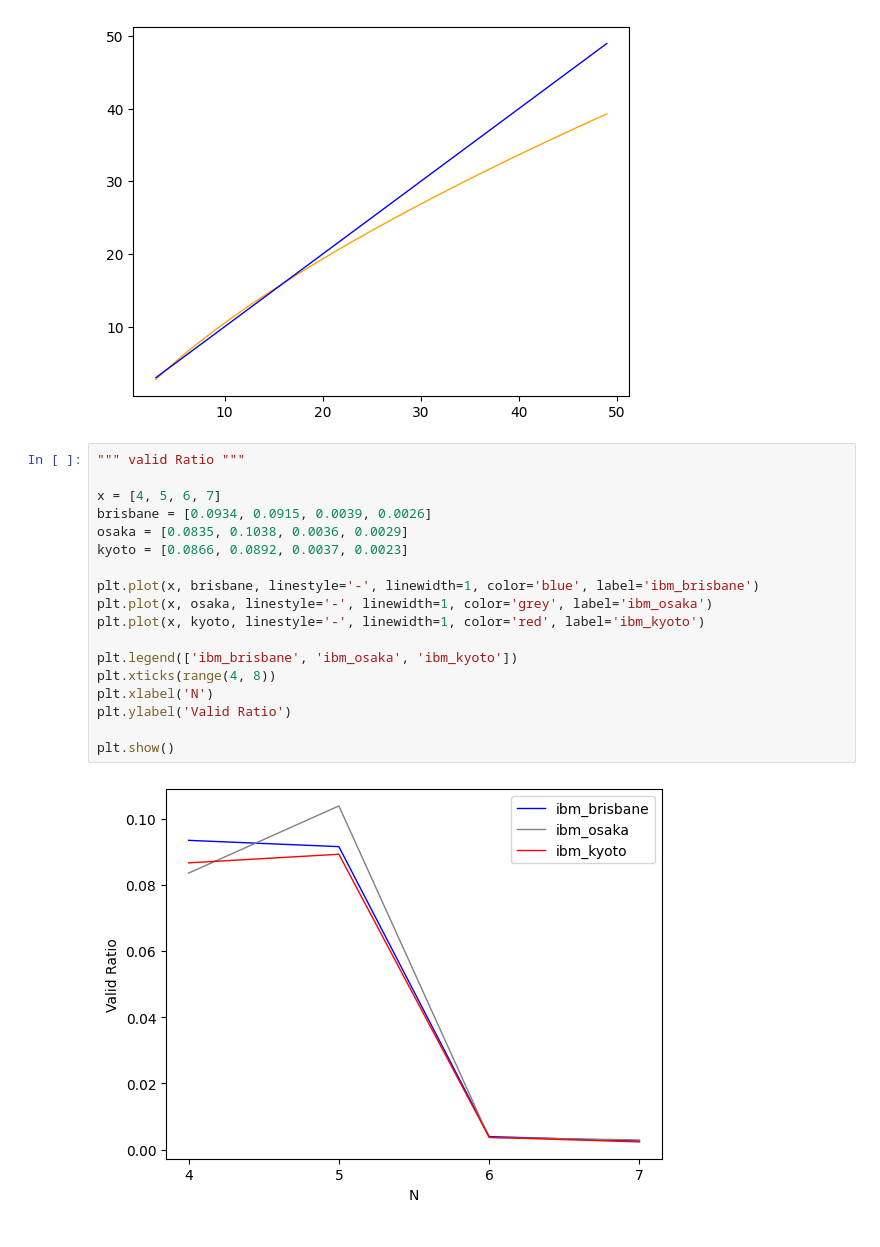
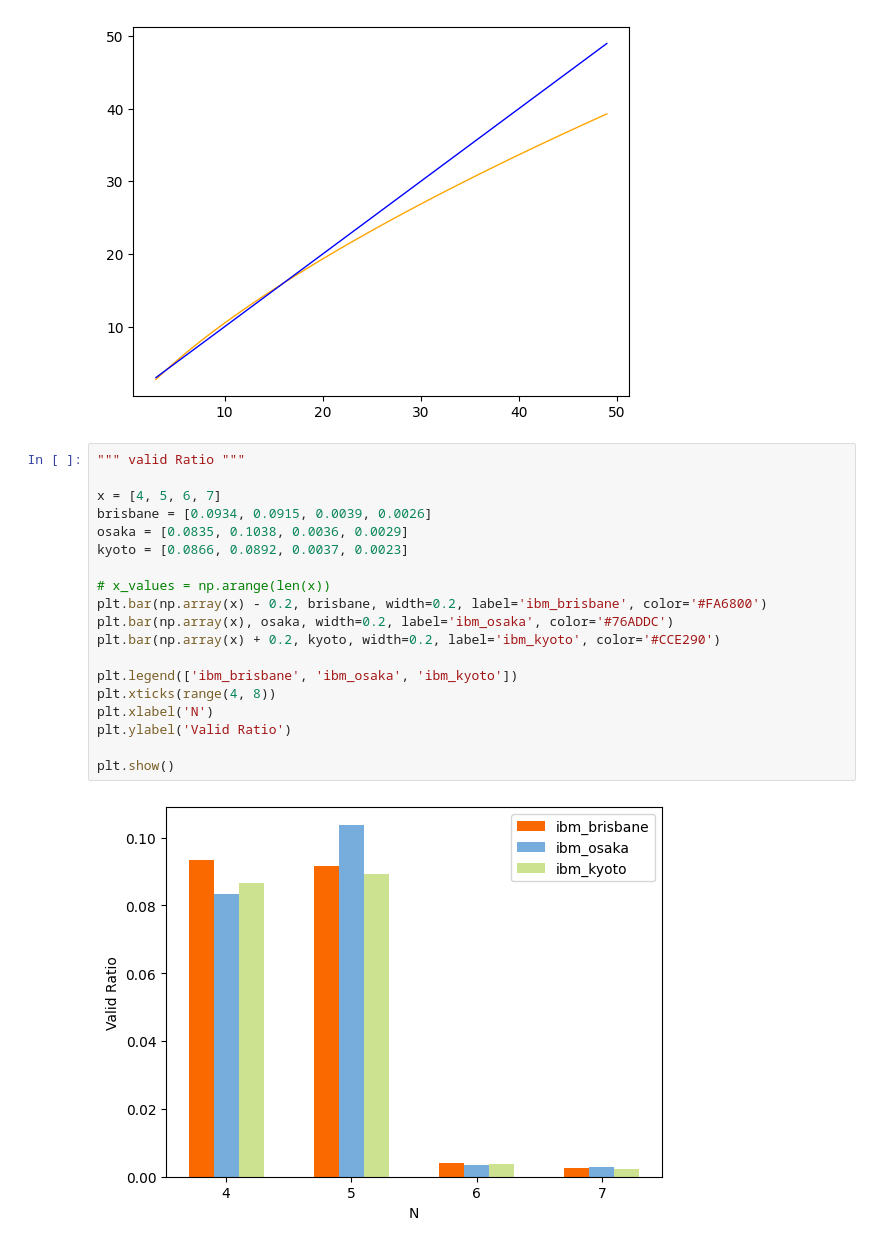
Before and after one commit to ragesi/TSP-Solution, a Jupyter notebook: demo/experiment-figure.ipynb, the cells around one changed output. Drawn from its saved outputs; the diff is of its cells as text.

```diff
--- a/demo/experiment-figure.ipynb
+++ b/demo/experiment-figure.ipynb
@@ -219,23 +219,24 @@ plt.show()
 # %%
 """ valid Ratio """
 
 x = [4, 5, 6, 7]
 brisbane = [0.0934, 0.0915, 0.0039, 0.0026]
 osaka = [0.0835, 0.1038, 0.0036, 0.0029]
 kyoto = [0.0866, 0.0892, 0.0037, 0.0023]
 
-plt.plot(x, brisbane, linestyle='-', linewidth=1, color='blue', label='ibm_brisbane')
-plt.plot(x, osaka, linestyle='-', linewidth=1, color='grey', label='ibm_osaka')
-plt.plot(x, kyoto, linestyle='-', linewidth=1, color='red', label='ibm_kyoto')
+# x_values = np.arange(len(x))
+plt.bar(np.array(x) - 0.2, brisbane, width=0.2, label='ibm_brisbane', color='#FA6800')
+plt.bar(np.array(x), osaka, width=0.2, label='ibm_osaka', color='#76ADDC')
+plt.bar(np.array(x) + 0.2, kyoto, width=0.2, label='ibm_kyoto', color='#CCE290')
 
 plt.legend(['ibm_brisbane', 'ibm_osaka', 'ibm_kyoto'])
 plt.xticks(range(4, 8))
 plt.xlabel('N')
 plt.ylabel('Valid Ratio')
 
 plt.show()
 # %% [output]
-[figure, old version]
+[figure, new version]
 # %%
 """ Optimal Ratio """
 
```
Also changed, not shown: parts of 3 cells of this notebook, 1 other file.
